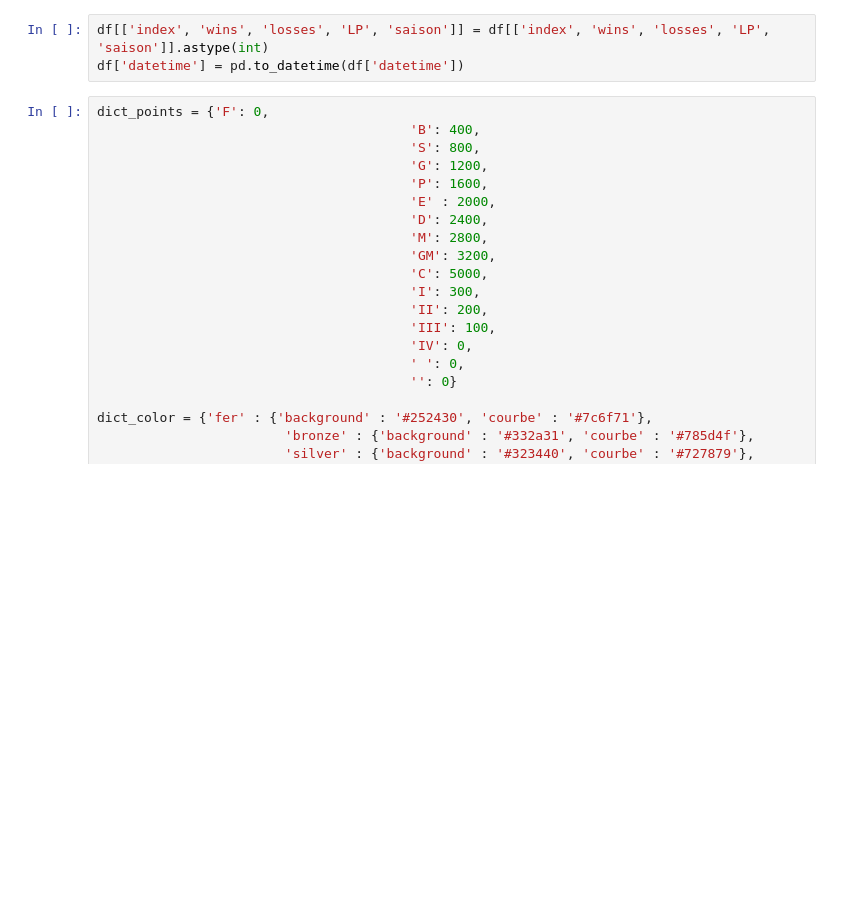
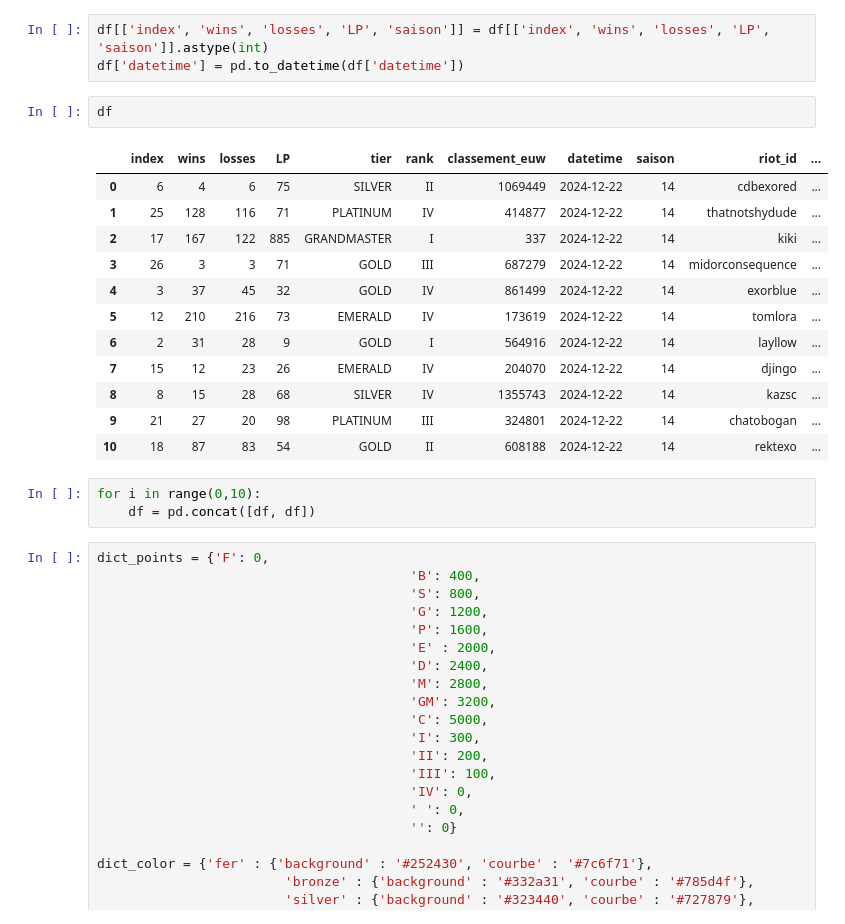
Before and after one commit to Tomlora/MarinSlash, a Jupyter notebook: graph historique rank.ipynb, the cells around one changed output. Saved outputs shown, nothing was run; the diff lists cells and outputs as text; blank space fills up the shorter version.

```diff
--- a/graph historique rank.ipynb
+++ b/graph historique rank.ipynb
@@ -13,6 +22,24 @@ df = lire_bdd_perso('''select suivi_rank.*, tracker.riot_id, tracker.riot_taglin
 # %%
 df[['index', 'wins', 'losses', 'LP', 'saison']] = df[['index', 'wins', 'losses', 'LP', 'saison']].astype(int)
 df['datetime'] = pd.to_datetime(df['datetime'])
+# %%
+df
+# %% [output]
+|  | index | wins | losses | LP | tier | rank | classement_euw | datetime | saison | riot_id | ... |
+| 0 | 6 | 4 | 6 | 75 | SILVER | II | 1069449 | 2024-12-22 | 14 | cdbexored | ... |
+| 1 | 25 | 128 | 116 | 71 | PLATINUM | IV | 414877 | 2024-12-22 | 14 | thatnotshydude | ... |
+| 2 | 17 | 167 | 122 | 885 | GRANDMASTER | I | 337 | 2024-12-22 | 14 | kiki | ... |
+| 3 | 26 | 3 | 3 | 71 | GOLD | III | 687279 | 2024-12-22 | 14 | midorconsequence | ... |
+| 4 | 3 | 37 | 45 | 32 | GOLD | IV | 861499 | 2024-12-22 | 14 | exorblue | ... |
+| 5 | 12 | 210 | 216 | 73 | EMERALD | IV | 173619 | 2024-12-22 | 14 | tomlora | ... |
+| 6 | 2 | 31 | 28 | 9 | GOLD | I | 564916 | 2024-12-22 | 14 | layllow | ... |
+| 7 | 15 | 12 | 23 | 26 | EMERALD | IV | 204070 | 2024-12-22 | 14 | djingo | ... |
+| 8 | 8 | 15 | 28 | 68 | SILVER | IV | 1355743 | 2024-12-22 | 14 | kazsc | ... |
+| 9 | 21 | 27 | 20 | 98 | PLATINUM | III | 324801 | 2024-12-22 | 14 | chatobogan | ... |
+| 10 | 18 | 87 | 83 | 54 | GOLD | II | 608188 | 2024-12-22 | 14 | rektexo | ... |
+# %%
+for i in range(0,10):
+    df = pd.concat([df, df])
 # %%
 dict_points = {'F': 0,
                                         'B': 400,
```
Also changed, not shown: parts of 4 cells of this notebook.
